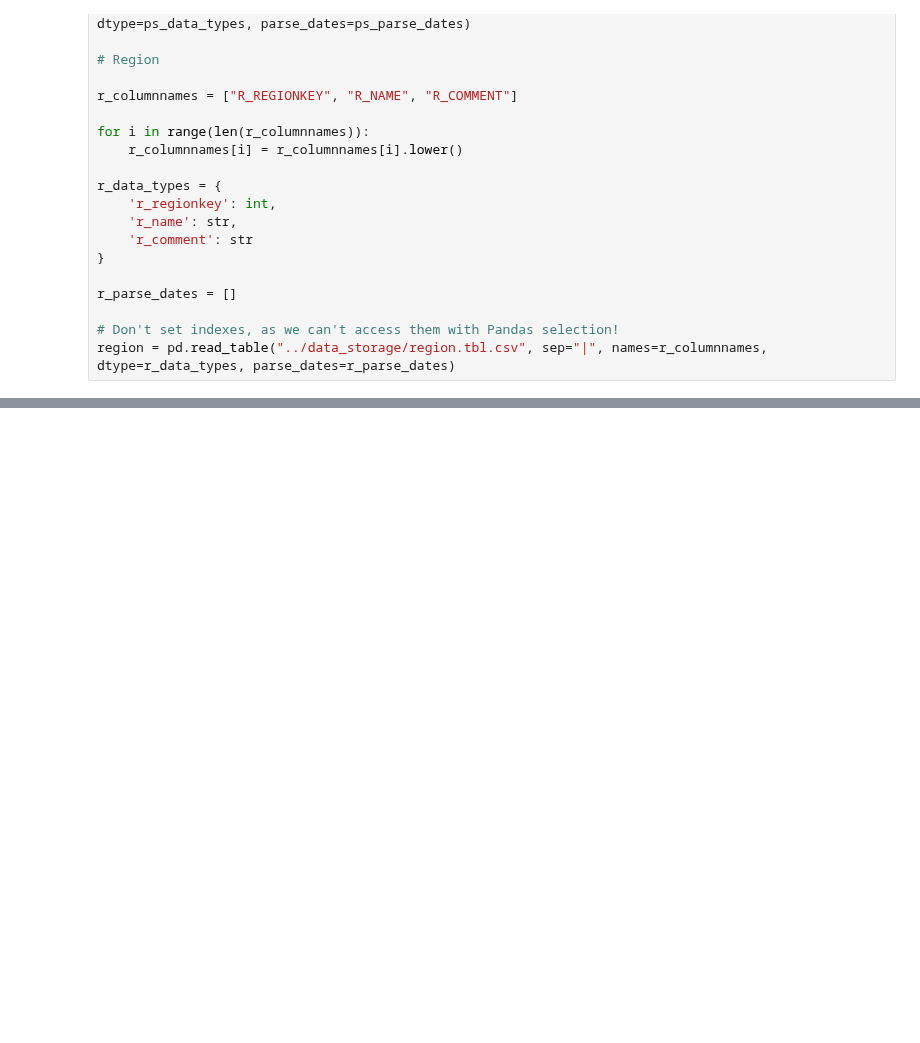
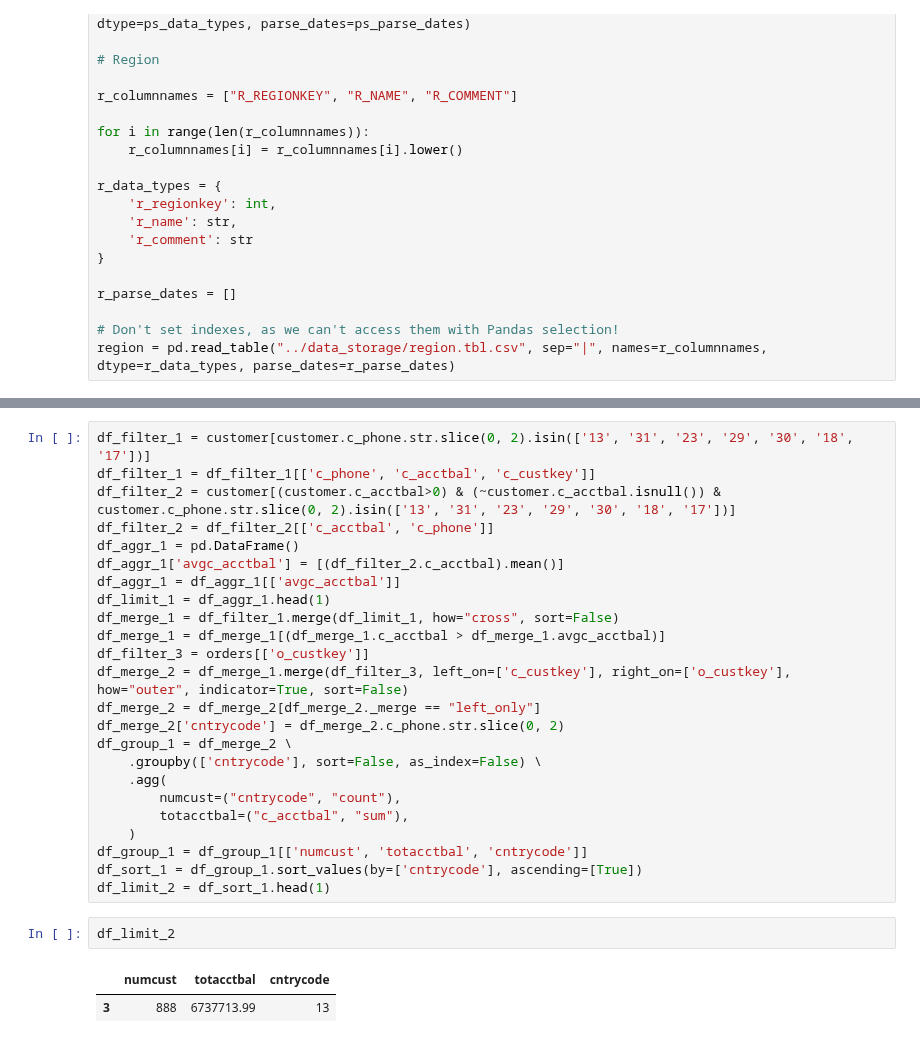
Before and after one commit to groegercesg/QueryBridge, a Jupyter notebook: early_results/q22_duck.ipynb, the cells around one changed output, grey strips where cells are left out. Cells and saved outputs as stored; diff of their text form; blank space fills up the shorter version.

```diff
--- a/early_results/q22_duck.ipynb
+++ b/early_results/q22_duck.ipynb
@@ -220,0 +220,29 @@ df_limit_2
+# %%
+df_filter_1 = customer[customer.c_phone.str.slice(0, 2).isin(['13', '31', '23', '29', '30', '18', '17'])]
+df_filter_1 = df_filter_1[['c_phone', 'c_acctbal', 'c_custkey']]
+df_filter_2 = customer[(customer.c_acctbal>0) & (~customer.c_acctbal.isnull()) & customer.c_phone.str.slice(0, 2).isin(['13', '31', '23', '29', '30', '18', '17'])]
+df_filter_2 = df_filter_2[['c_acctbal', 'c_phone']]
+df_aggr_1 = pd.DataFrame()
+df_aggr_1['avgc_acctbal'] = [(df_filter_2.c_acctbal).mean()]
+df_aggr_1 = df_aggr_1[['avgc_acctbal']]
+df_limit_1 = df_aggr_1.head(1)
+df_merge_1 = df_filter_1.merge(df_limit_1, how="cross", sort=False)
+df_merge_1 = df_merge_1[(df_merge_1.c_acctbal > df_merge_1.avgc_acctbal)]
+df_filter_3 = orders[['o_custkey']]
+df_merge_2 = df_merge_1.merge(df_filter_3, left_on=['c_custkey'], right_on=['o_custkey'], how="outer", indicator=True, sort=False)
+df_merge_2 = df_merge_2[df_merge_2._merge == "left_only"]
+df_merge_2['cntrycode'] = df_merge_2.c_phone.str.slice(0, 2)
+df_group_1 = df_merge_2 \
+    .groupby(['cntrycode'], sort=False, as_index=False) \
+    .agg(
+        numcust=("cntrycode", "count"),
+        totacctbal=("c_acctbal", "sum"),
+    )
+df_group_1 = df_group_1[['numcust', 'totacctbal', 'cntrycode']]
+df_sort_1 = df_group_1.sort_values(by=['cntrycode'], ascending=[True])
+df_limit_2 = df_sort_1.head(1)
+# %%
+df_limit_2
+# %% [output]
+|  | numcust | totacctbal | cntrycode |
+| 3 | 888 | 6737713.99 | 13 |
```
Also changed, not shown: parts of 2 cells of this notebook, 13 other files.
